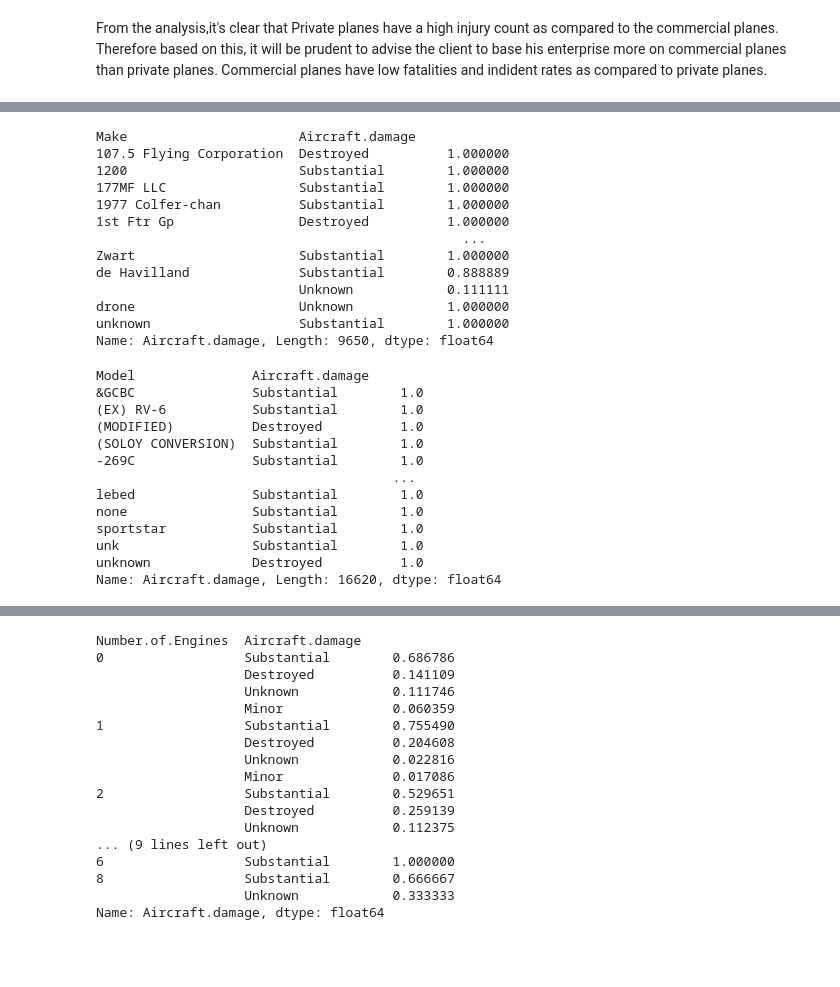
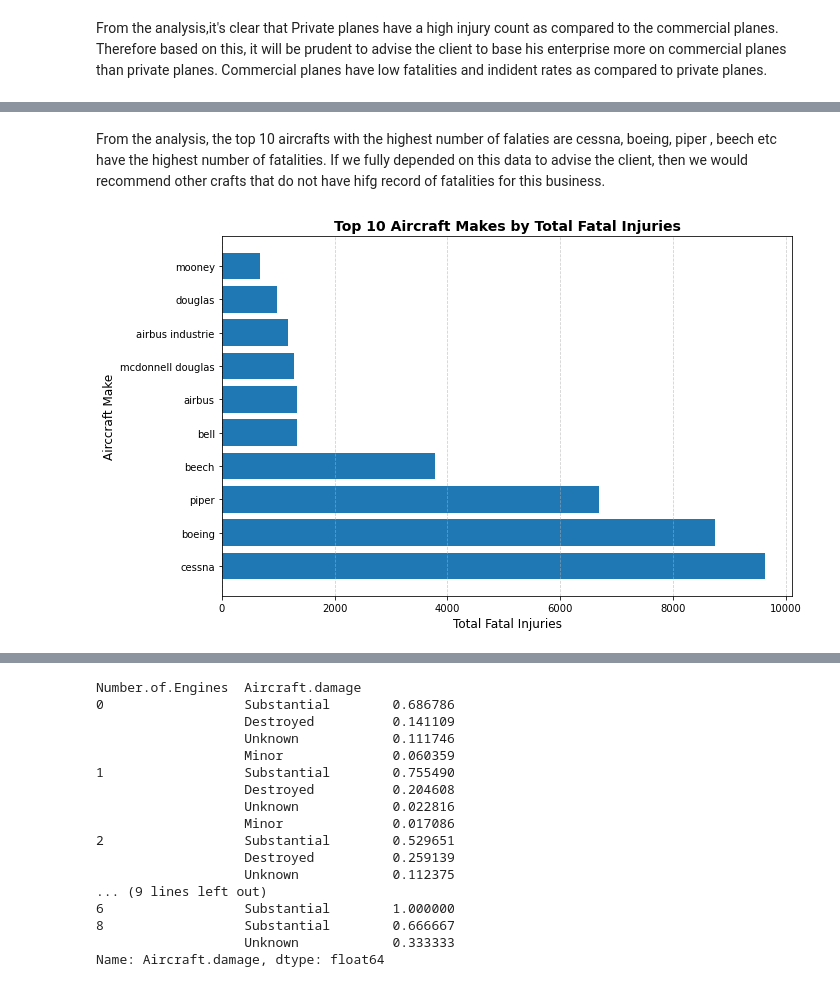
Before and after one commit to BriegeMeso/Aviation_Data_-Meso, a Jupyter notebook: meso.ipynb, the cells around one changed output, grey strips where cells are left out. Cells and saved outputs as stored; diff of their text form; code cells hidden in the pictures; blank space fills up the shorter version.

```diff
--- a/meso.ipynb
+++ b/meso.ipynb
@@ -294,0 +332,4 @@ Index(['Event.Id', 'Investigation.Type', 'Accident.Number', 'Event.Date',
+# %%
+# converting the Make column to be all lower case
+
+df['Make'] = df['Make'].str.lower()
@@ -295,33 +367,34 @@ Index(['Event.Id', 'Investigation.Type', 'Accident.Number', 'Event.Date',
+# %% [markdown]
+From the analysis, the top 10 aircrafts with the highest number of falaties are cessna, boeing, piper , beech etc have the highest number of fatalities. If we fully  depended on this data to advise the client, then we would recommend other crafts that do not have hifg record of fatalities for this business.
+# %%
+# GRAPH VISUALIZATION
+
+import matplotlib.pyplot as plt
+%matplotlib inline
+make_summary_injuries= (df.groupby('Make')[['Total.Fatal.Injuries',
+                                              'Total.Serious.Injuries',
+                                              'Total.Minor.Injuries']]
+                         .sum()
+                         .sort_values(by='Total.Fatal.Injuries',ascending=False)
+                         .head(10)
+                         .reset_index()
+)
+
+#Plot
+plt.figure(figsize=(10,6))
+plt.barh(make_summary_injuries['Make'],make_summary_injuries['Total.Fatal.Injuries'])
+plt.title('Top 10 Aircraft Makes by Total Fatal Injuries',fontsize=14,fontweight='bold')
+plt.xlabel('Total Fatal Injuries',fontsize=12)
+plt.ylabel('Airccraft Make', fontsize=12)
+plt.grid(axis='x',linestyle='--',alpha=0.6)
+
+#Display
+plt.tight_layout()
+plt.show()
+# %% [output]
+[figure, added]
 # %%
-df.groupby('Make')['Aircraft.damage'].value_counts(normalize=True)
+#df.groupby('Model')['Aircraft.damage'].value_counts(normalize=True)
-# %% [output]
-Make                      Aircraft.damage
-107.5 Flying Corporation  Destroyed          1.000000
-1200                      Substantial        1.000000
-177MF LLC                 Substantial        1.000000
-1977 Colfer-chan          Substantial        1.000000
-1st Ftr Gp                Destroyed          1.000000
-                                               ...
-Zwart                     Substantial        1.000000
-de Havilland              Substantial        0.888889
-                          Unknown            0.111111
-drone                     Unknown            1.000000
-unknown                   Substantial        1.000000
-Name: Aircraft.damage, Length: 9650, dtype: float64
 # %%
-df.groupby('Model')['Aircraft.damage'].value_counts(normalize=True)
+#df.groupby('Model')['Aircraft.damage'].value_counts(normalize=True)
-# %% [output]
-Model               Aircraft.damage
-&GCBC               Substantial        1.0
-(EX) RV-6           Substantial        1.0
-(MODIFIED)          Destroyed          1.0
-(SOLOY CONVERSION)  Substantial        1.0
--269C               Substantial        1.0
-                                      ...
-lebed               Substantial        1.0
-none                Substantial        1.0
-sportstar           Substantial        1.0
-unk                 Substantial        1.0
-unknown             Destroyed          1.0
-Name: Aircraft.damage, Length: 16620, dtype: float64
 # %%
```
Also changed, not shown: parts of 26 cells of this notebook, 1 other file.
